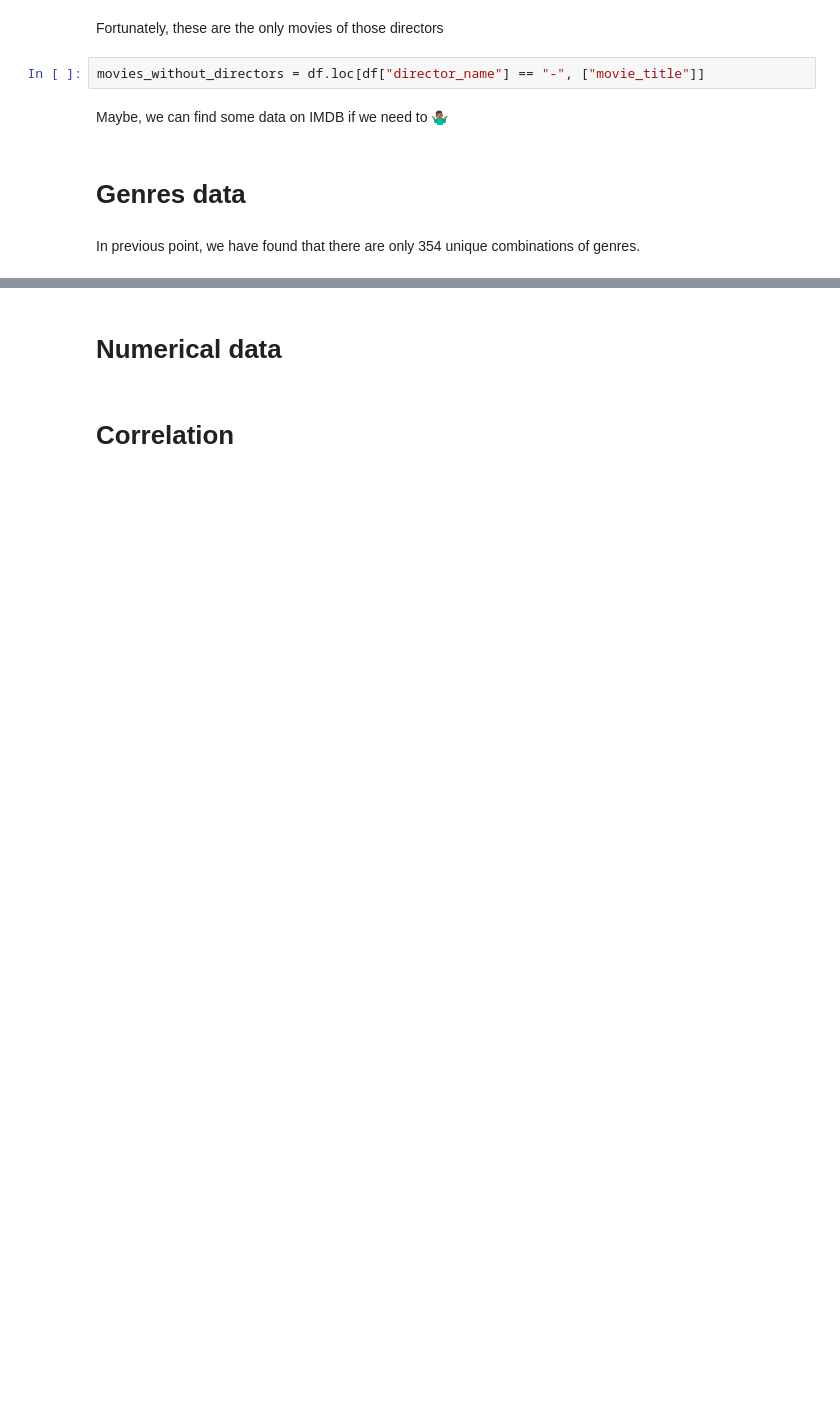
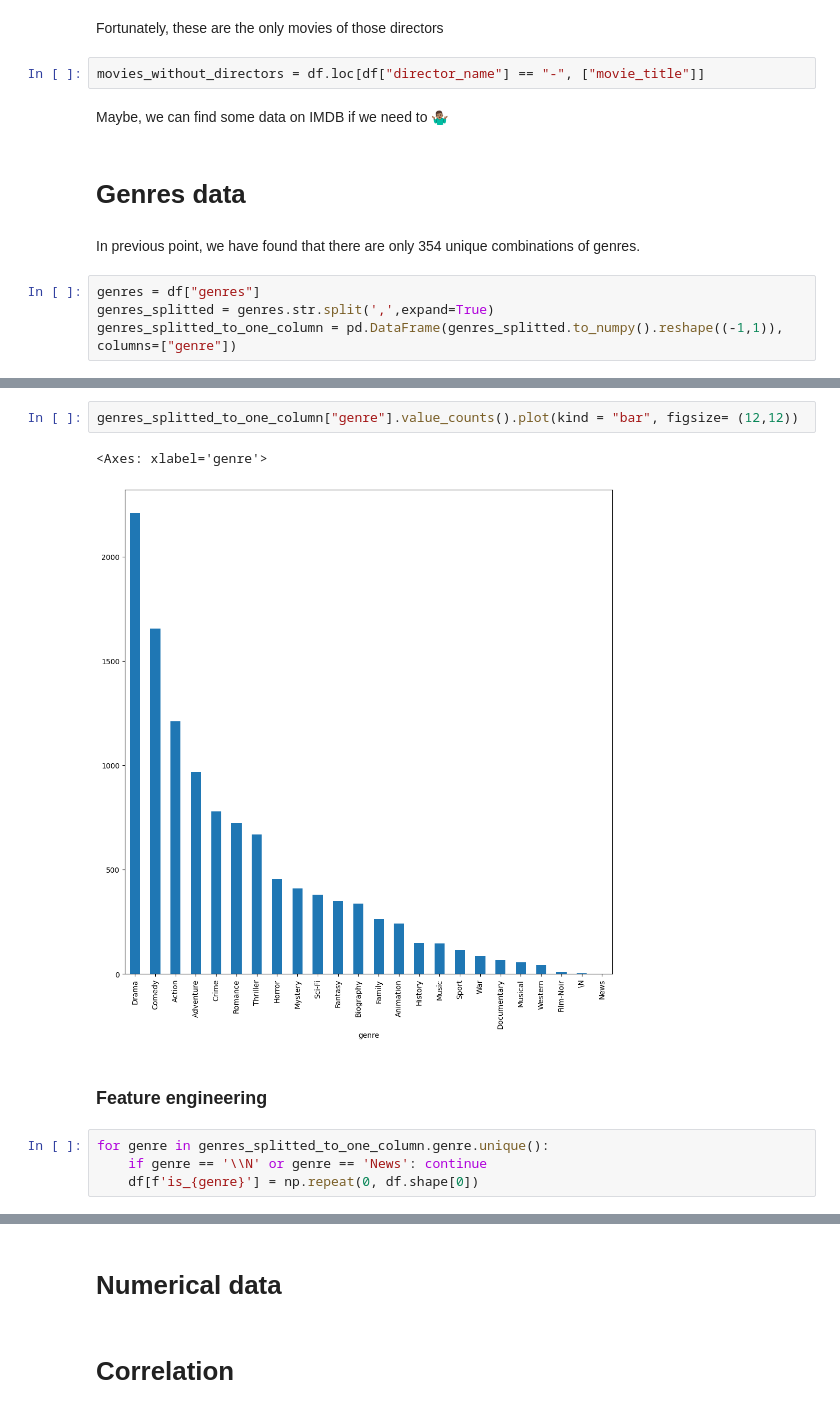
Before and after one commit to UserKrzysztof/MachineLearning-project2, a Jupyter notebook: eda.ipynb, the cells around one changed output, grey strips where cells are left out. Drawn from its saved outputs; the diff is of its cells as text; blank space fills up the shorter version.

```diff
--- a/eda.ipynb
+++ b/eda.ipynb
@@ -113,3 +113,7 @@ Maybe, we can find some data on IMDB if we need to 🤷🏽‍♂️
 # Genres data
 # %% [markdown]
 In previous point, we have found that there are only 354 unique combinations of genres.
+# %%
+genres = df["genres"]
+genres_splitted = genres.str.split(',',expand=True)
+genres_splitted_to_one_column = pd.DataFrame(genres_splitted.to_numpy().reshape((-1,1)), columns=["genre"])
@@ -115,0 +150,11 @@ In previous point, we have found that there are only 354 unique combinations of
+# %%
+genres_splitted_to_one_column["genre"].value_counts().plot(kind = "bar", figsize= (12,12))
+# %% [output]
+<Axes: xlabel='genre'>
+[figure, added]
+# %% [markdown]
+### Feature engineering
+# %%
+for genre in genres_splitted_to_one_column.genre.unique():
+    if genre == '\\N' or genre == 'News': continue
+    df[f'is_{genre}'] = np.repeat(0, df.shape[0])
```
Also changed, not shown: parts of 17 cells of this notebook.
